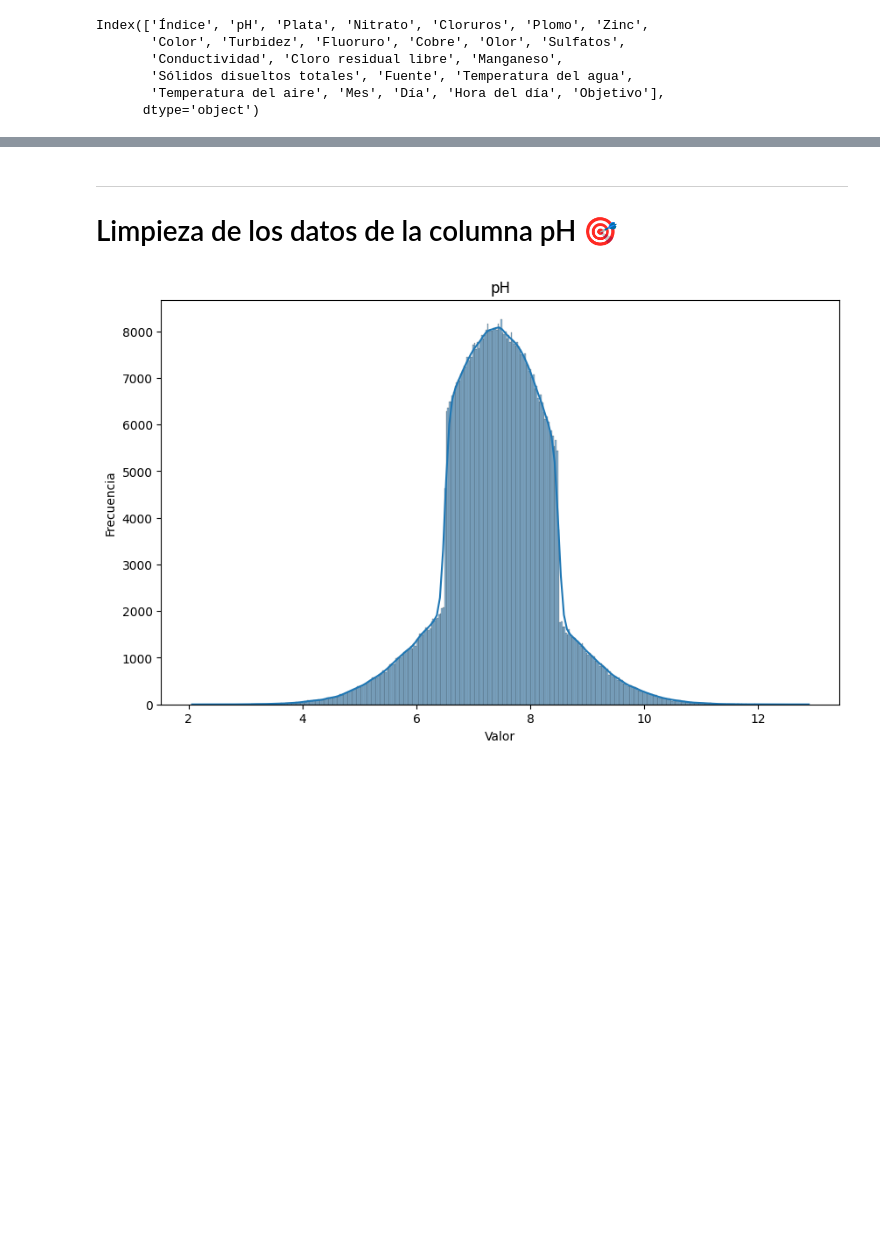
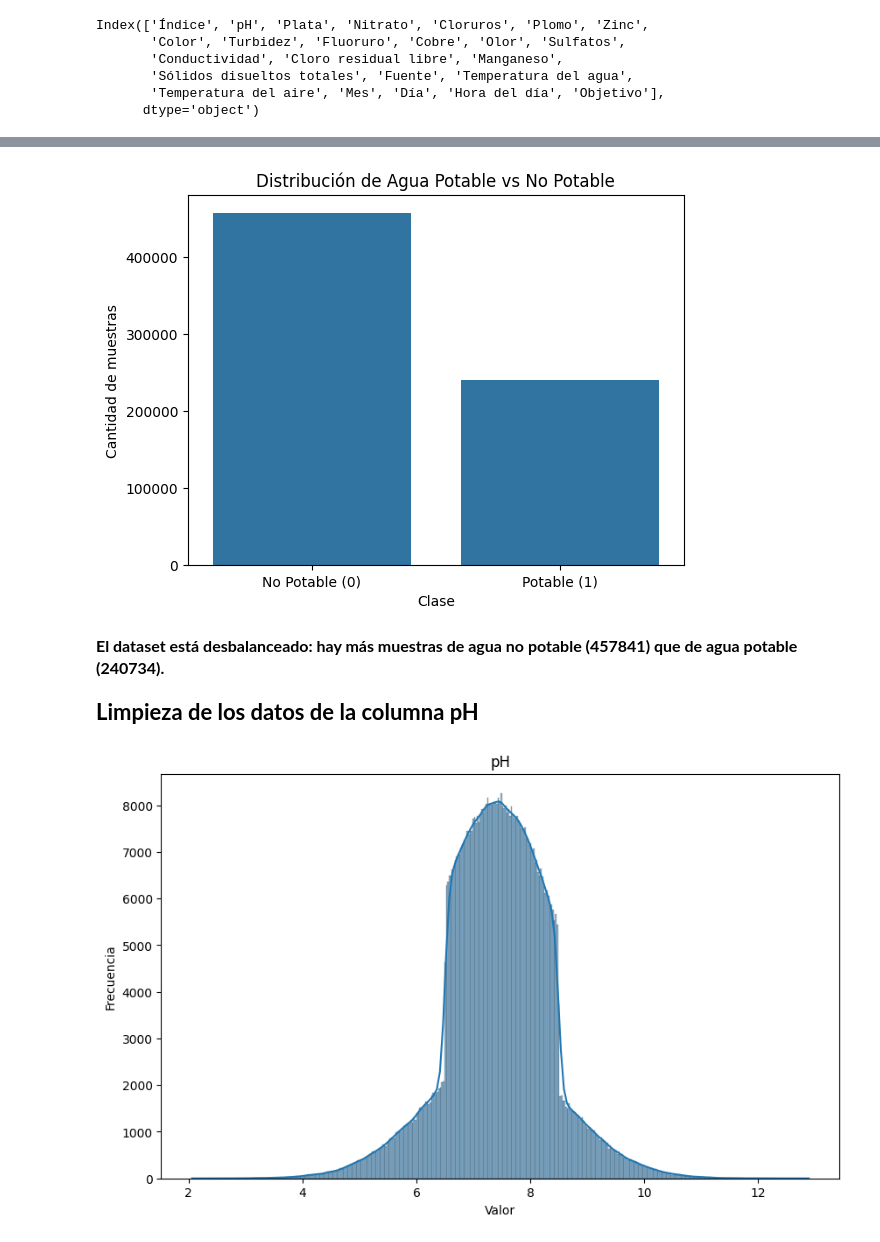
Before and after one commit to Guadalescano/water_quality, a Jupyter notebook: water_quality.ipynb, the cells around one changed output, grey strips where cells are left out. Drawn from its saved outputs; the diff is of its cells as text; code cells hidden in the pictures; blank space fills up the shorter version.

```diff
--- a/water_quality.ipynb
+++ b/water_quality.ipynb
@@ -104,9 +120,16 @@ Index(['Índice', 'pH', 'Plata', 'Nitrato', 'Cloruros', 'Plomo', 'Zinc',
+# %%
+sns.countplot(data=df, x='Objetivo')
+plt.title('Distribución de Agua Potable vs No Potable')
+plt.xticks([0, 1], ['No Potable (0)', 'Potable (1)'])
+plt.ylabel('Cantidad de muestras')
+plt.xlabel('Clase')
+plt.show()
+# %% [output]
+[figure, added]
+# %% [markdown]
+<b style='font-size:16px'>El dataset está desbalanceado: hay más muestras de agua no potable (457841) que de agua potable (240734).</b>
 # %% [markdown]
-
-
----
-
-# Limpieza de los datos de la columna pH 🎯
+<b style="font-size:22px">Limpieza de los datos de la columna pH </b>
 # %%
 # Observamos la distribuición de la columna pH:
 plt.figure(figsize=(10, 6))
```
Also changed, not shown: parts of 51 cells of this notebook.
